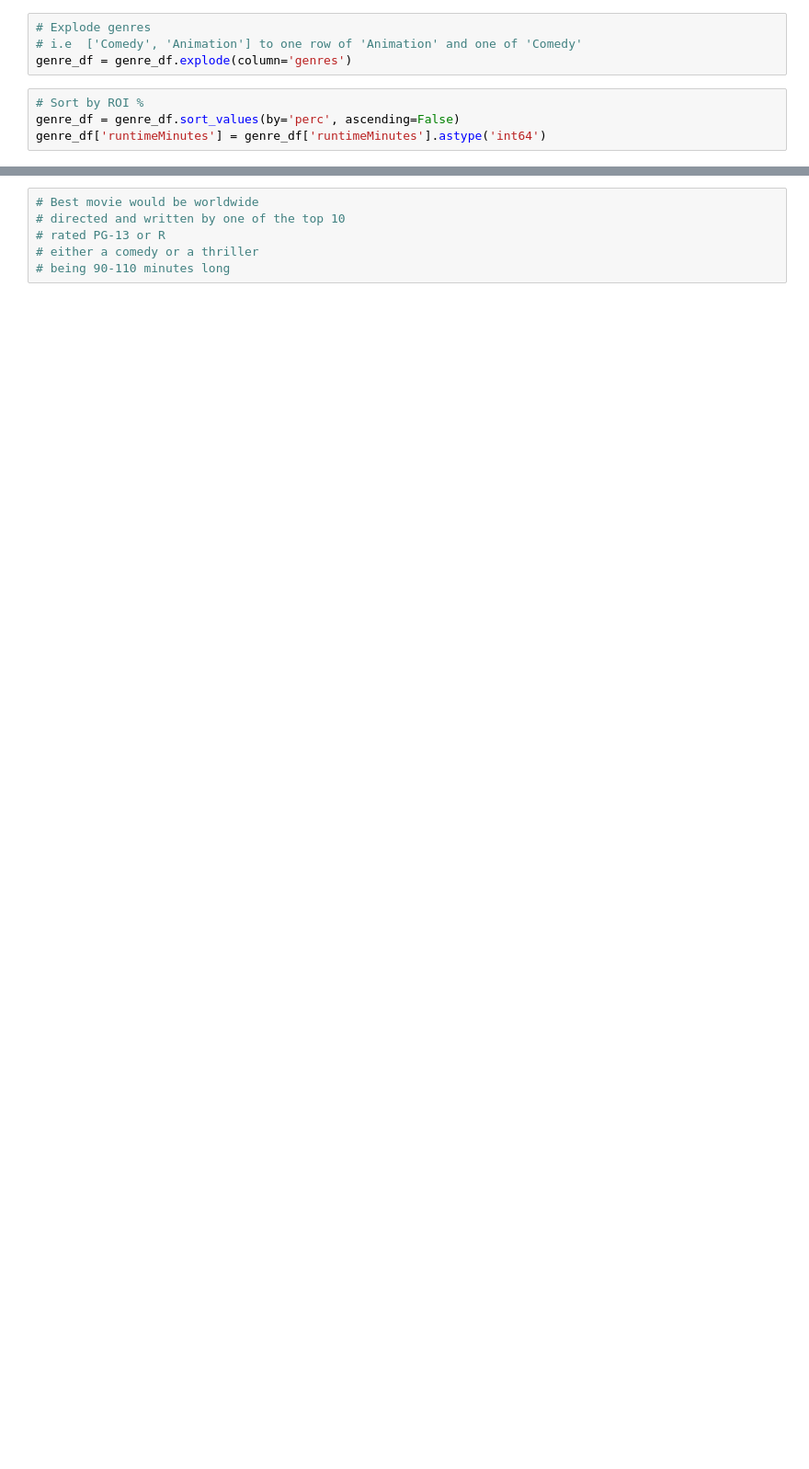
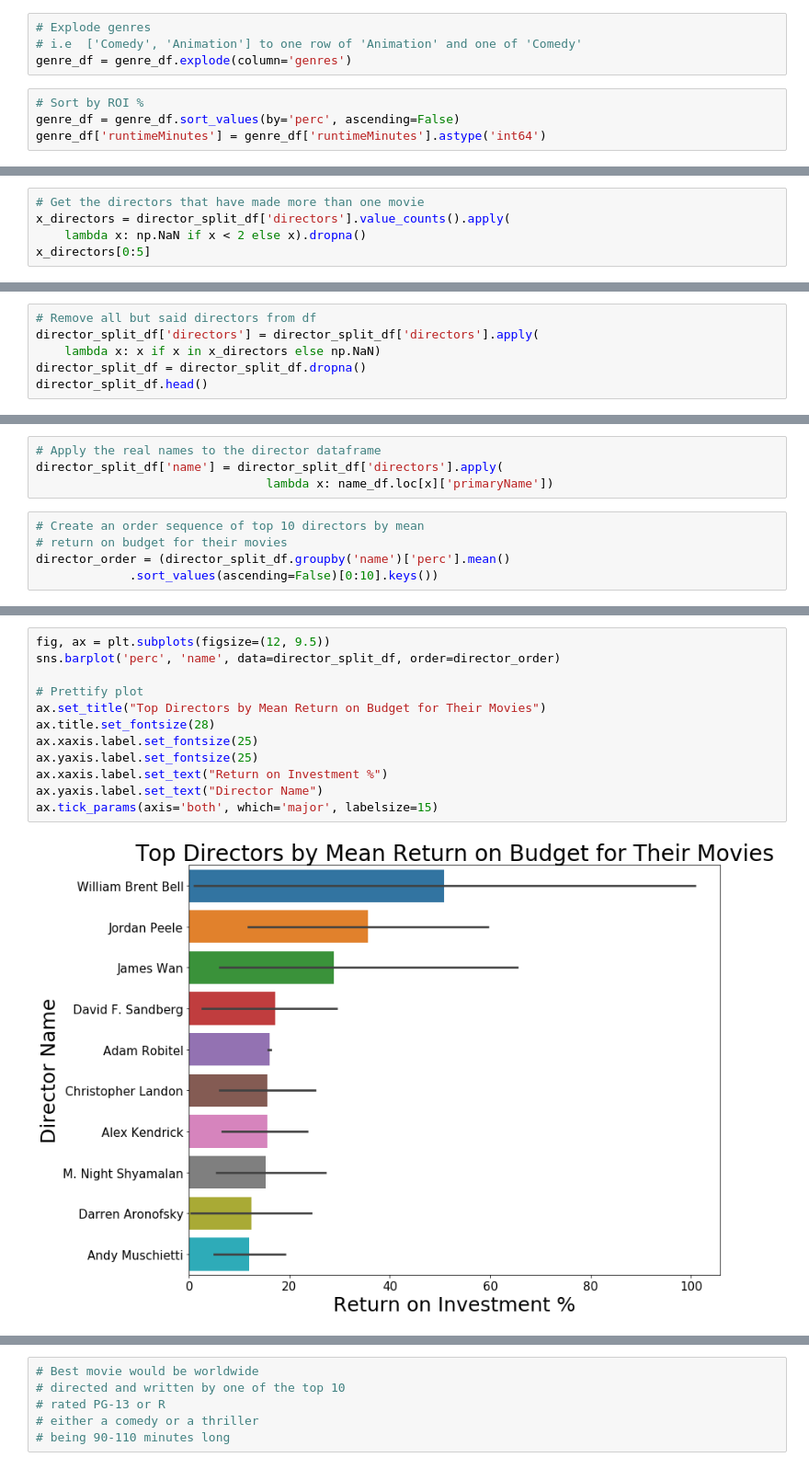
Before and after one commit to skelouse/dsc-mod-1-project-v2-1-onl01-dtsc-ft-070620, a Jupyter notebook: student.ipynb, the cells around one changed output, grey strips where cells are left out. Shown: that part at 92% size. Saved outputs shown, nothing was run; the diff lists cells and outputs as text; blank space fills up the shorter version.

```diff
--- a/student.ipynb
+++ b/student.ipynb
@@ -563,0 +387,5 @@ director_df[0:10]
+# %%
+# Get the directors that have made more than one movie
+x_directors = director_split_df['directors'].value_counts().apply(
+    lambda x: np.NaN if x < 2 else x).dropna()
+x_directors[0:5]
@@ -563,0 +399,6 @@ director_df[0:10]
+# %%
+# Remove all but said directors from df
+director_split_df['directors'] = director_split_df['directors'].apply(
+    lambda x: x if x in x_directors else np.NaN)
+director_split_df = director_split_df.dropna()
+director_split_df.head()
@@ -563,0 +412,9 @@ director_df[0:10]
+# %%
+# Apply the real names to the director dataframe
+director_split_df['name'] = director_split_df['directors'].apply(
+                                lambda x: name_df.loc[x]['primaryName'])
+# %%
+# Create an order sequence of top 10 directors by mean
+# return on budget for their movies
+director_order = (director_split_df.groupby('name')['perc'].mean()
+             .sort_values(ascending=False)[0:10].keys())
@@ -563,0 +423,14 @@ director_df[0:10]
+# %%
+fig, ax = plt.subplots(figsize=(12, 9.5))
+sns.barplot('perc', 'name', data=director_split_df, order=director_order)
+
+# Prettify plot
+ax.set_title("Top Directors by Mean Return on Budget for Their Movies")
+ax.title.set_fontsize(28)
+ax.xaxis.label.set_fontsize(25)
+ax.yaxis.label.set_fontsize(25)
+ax.xaxis.label.set_text("Return on Investment %")
+ax.yaxis.label.set_text("Director Name")
+ax.tick_params(axis='both', which='major', labelsize=15)
+# %% [output]
+[figure, added]
```
Also changed, not shown: parts of 76 cells of this notebook, 20 other files.
